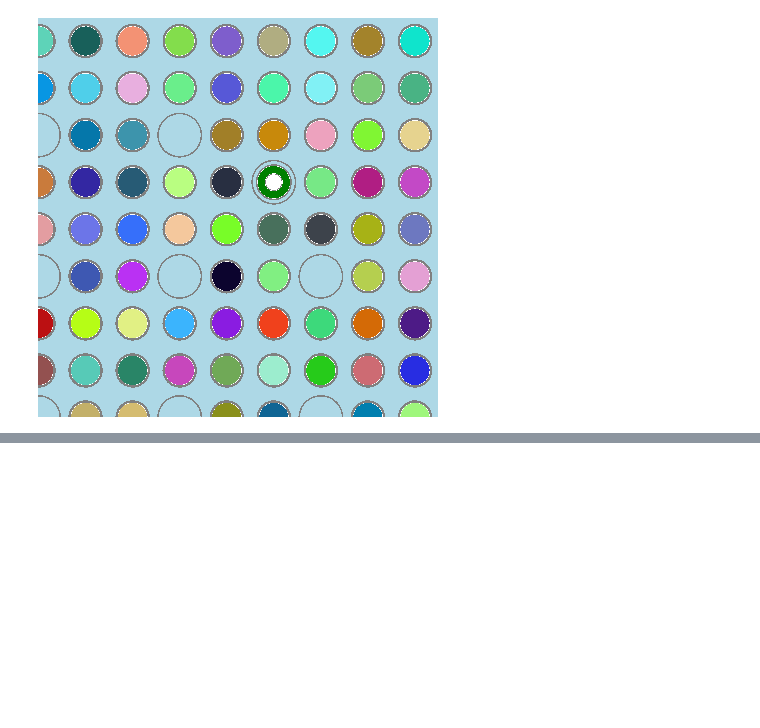
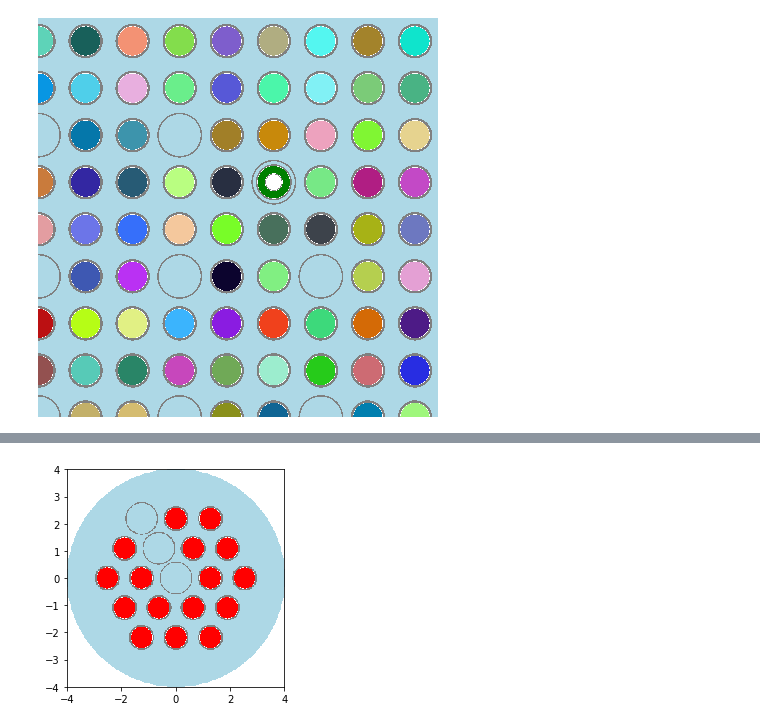
Before and after one commit to paulromano/cnl-workshop, a Jupyter notebook: notebooks/05-lattices/Solution/Lattices-Solution.ipynb, the cells around one changed output, grey strips where cells are left out. Drawn from its saved outputs; the diff is of its cells as text; code cells hidden in the pictures; blank space fills up the shorter version.

```diff
--- a/notebooks/05-lattices/Solution/Lattices-Solution.ipynb
+++ b/notebooks/05-lattices/Solution/Lattices-Solution.ipynb
@@ -397,0 +463,5 @@ openmc.plot_inline(p)
+# %%
+root.plot(width=(2*outer_radius, 2*outer_radius), pixels=(300, 300),
+          color_by='material', colors=colors)
+# %% [output]
+[figure, added]
```
Also changed, not shown: parts of 18 cells of this notebook.
